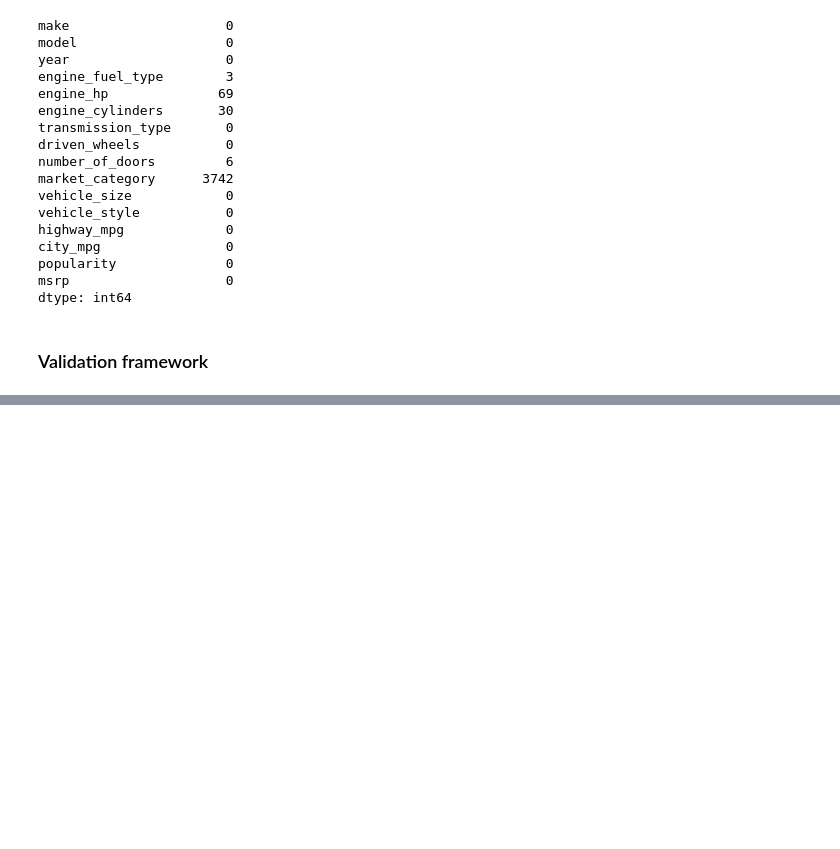
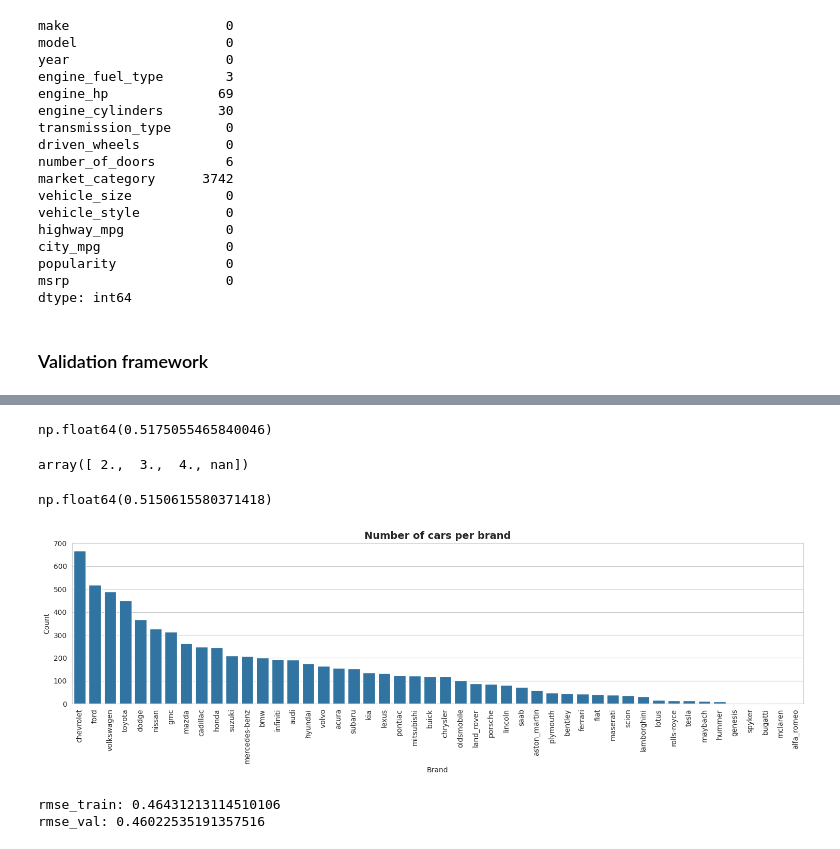
Before and after one commit to leontatianaz/machine-learning-zoomcap-homework, a Jupyter notebook: 02-regression/car-price.ipynb, the cells around one changed output, grey strips where cells are left out. Cells and saved outputs as stored; diff of their text form; code cells hidden in the pictures; blank space fills up the shorter version.

```diff
--- a/02-regression/car-price.ipynb
+++ b/02-regression/car-price.ipynb
@@ -175,0 +294,3 @@ del df_test['msrp']
+# %%
+df_train['age'] = 2017 - df_train.year
+df_val['age'] = 2017 - df_val.year
@@ -175,0 +302,47 @@ del df_test['msrp']
+# %%
+model = LinearRegression()
+model.fit(X_train, y_train)
+
+y_pred = model.predict(X_train)
+rmse(y_train, y_pred)
+# %% [output]
+np.float64(0.5175055465840046)
+# %%
+np.unique(df_train.number_of_doors)
+# %% [output]
+array([ 2.,  3.,  4., nan])
+# %%
+df_train['number_doors_2'] = (df_train.number_of_doors == 2).astype('int')
+df_train['number_doors_3'] = (df_train.number_of_doors == 3).astype('int')
+df_train['number_doors_4'] = (df_train.number_of_doors == 4).astype('int')
+
+df_val['number_doors_2'] = (df_val.number_of_doors == 2).astype('int')
+df_val['number_doors_3'] = (df_val.number_of_doors == 3).astype('int')
+df_val['number_doors_4'] = (df_val.number_of_doors == 4).astype('int')
+
+features = features + ['number_doors_2'] + ['number_doors_3'] + ['number_doors_4']
+
+X_train = df_train[features].fillna(0)
+X_val = df_val[features].fillna(0)
+
+model = LinearRegression()
+model.fit(X_train, y_train)
+
+y_pred = model.predict(X_train)
+rmse(y_train, y_pred)
+# %% [output]
+np.float64(0.5150615580371418)
+# %%
+plt.figure(figsize=(15,5))
+sns.set_style("whitegrid")
+
+sns.countplot(x='make', data=df_train, order = df_train['make'].value_counts().index)
+
+plt.title('Number of cars per brand', fontsize=14, weight='bold')
+plt.xlabel('Brand')
+plt.ylabel('Count')
+plt.xticks(rotation=90)  # rotar etiquetas si son largas
+plt.tight_layout()
+plt.show()
+# %% [output]
+[figure, added]
@@ -175,0 +397,18 @@ del df_test['msrp']
+# %%
+df_train, features = dummy_categories(df_train)
+df_val, features = dummy_categories(df_val)
+
+X_train = df_train[features].fillna(0)
+X_val = df_val[features].fillna(0)
+
+model = LinearRegression()
+model.fit(X_train, y_train)
+
+y_pred = model.predict(X_train)
+print('rmse_train:', rmse(y_train, y_pred))
+
+y_pred = model.predict(X_val)
+print('rmse_val:', rmse(y_val, y_pred))
+# %% [output]
+rmse_train: 0.46431213114510106
+rmse_val: 0.46022535191357516
```
Also changed, not shown: parts of 20 cells of this notebook.
